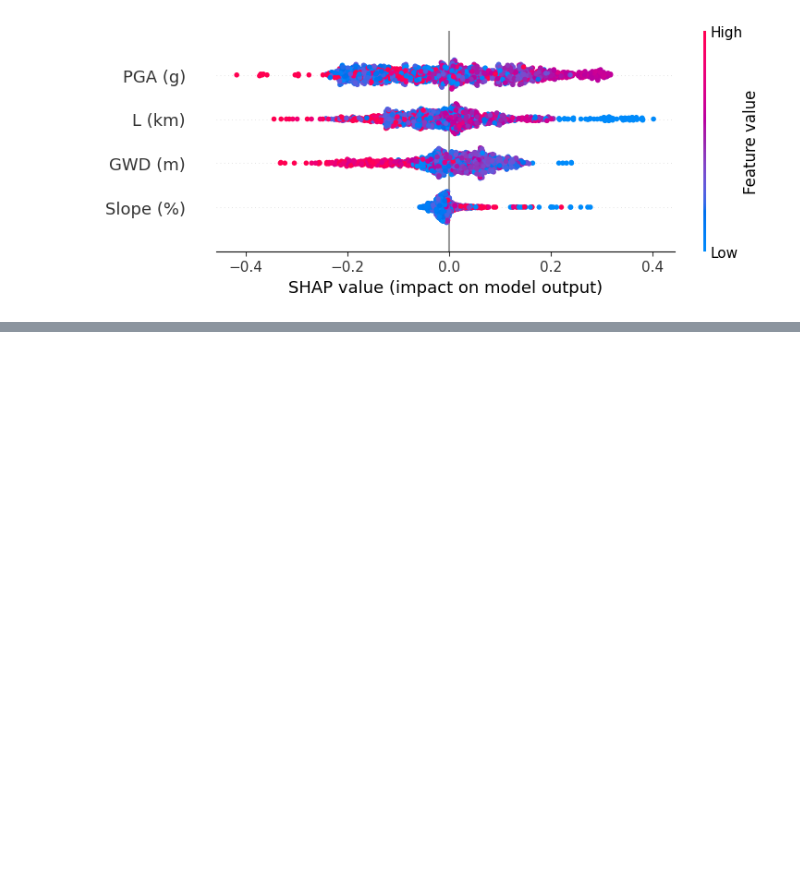
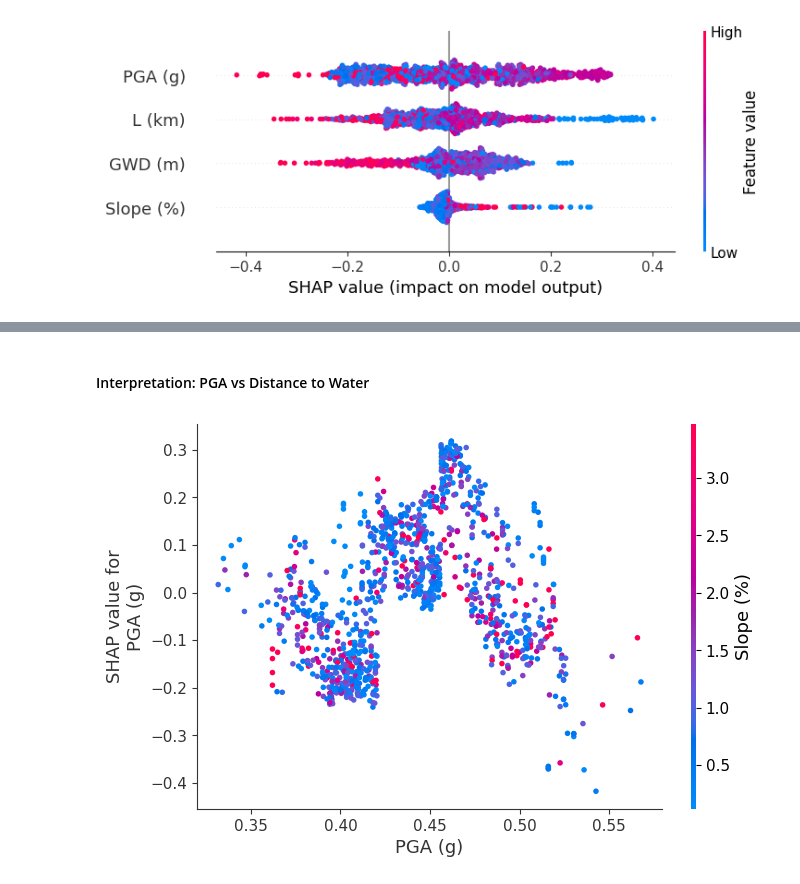
Before and after one commit to kks32-courses/ai-geotech, a Jupyter notebook: docs/00-mlp-dtree/00a-classification.ipynb, the cells around one changed output, grey strips where cells are left out. Cells and saved outputs as stored; diff of their text form; code cells hidden in the pictures; blank space fills up the shorter version.

```diff
--- a/docs/00-mlp-dtree/00a-classification.ipynb
+++ b/docs/00-mlp-dtree/00a-classification.ipynb
@@ -1006,0 +1032,13 @@ shap.plots.beeswarm(shap_values[:,:,1])
+# %% [markdown]
+#### Interpretation: PGA vs Distance to Water
+# %%
+# PGA vs Slope interaction
+shap.dependence_plot(
+    "PGA (g)",
+    shap_values[:,:,1].values,
+    X_test,
+    interaction_index="Slope (%)",
+    show=True
+)
+# %% [output]
+[figure, added]
```
Also changed, not shown: parts of 13 cells of this notebook, 5 other files.
